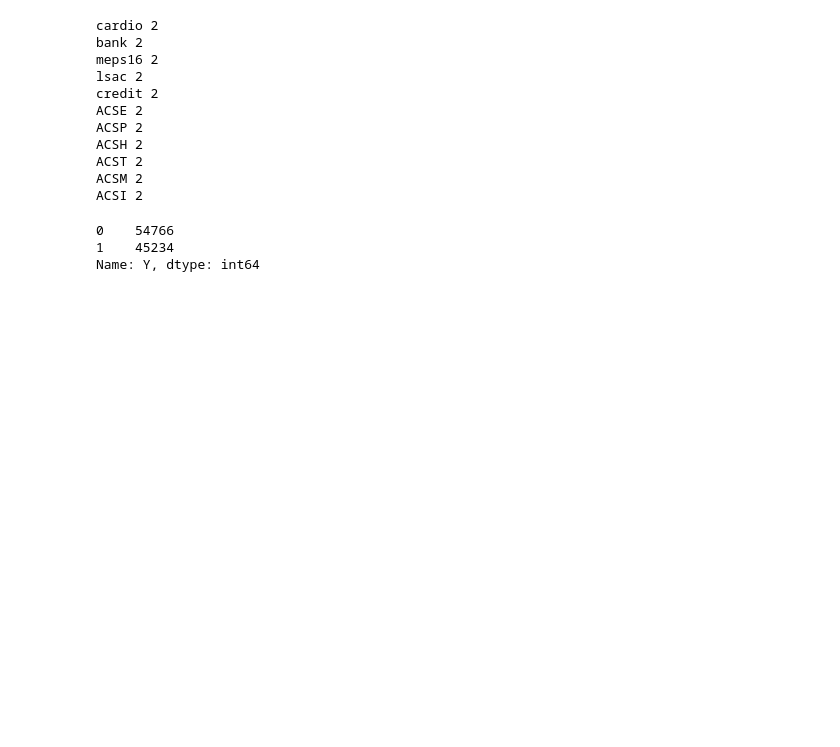
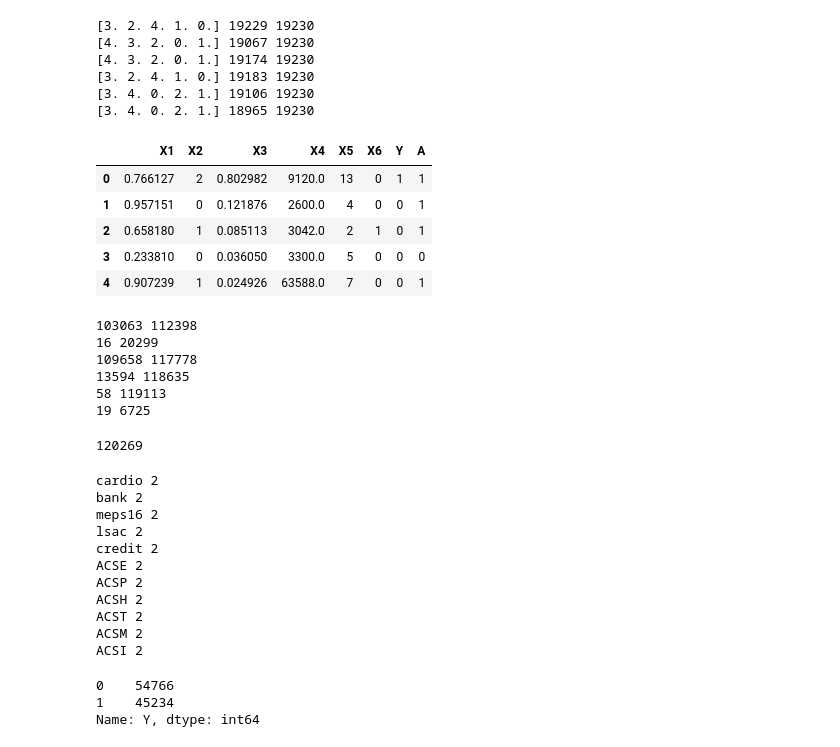
Before and after one commit to KeYang0923/NonInvasiveTool4FairML, a Jupyter notebook: Test.ipynb, the cells around one changed output. Drawn from its saved outputs; the diff is of its cells as text; code cells hidden in the pictures; blank space fills up the shorter version.

```diff
--- a/Test.ipynb
+++ b/Test.ipynb
@@ -11,0 +13,25 @@ from pipeline.utils import read_json, make_folder
+# %%
+res_path = 'intermediate/models/'
+# data_name = 'lsac'
+seed = 1
+datasets = ['meps16', 'lsac', 'bank', 'cardio', 'ACSM', 'ACSP', 'credit', 'ACSE', 'ACSH', 'ACSI']
+vio_cols = ['vio_G0_L0', 'vio_G0_L1', 'vio_G1_L0', 'vio_G1_L1']
+# model_name = 'lr'
+for data_name in datasets:
+    cur_dir = res_path + data_name + '/'
+
+    te_df = pd.read_csv('{}test-cc-{}.csv'.format(cur_dir, seed))
+#     par_dict = read_json('{}par-{}-{}.json'.format(cur_dir, model_name, seed))
+    print(data_name)
+#     print(par_dict)
+    for col_i in vio_cols:
+        print(col_i, te_df[col_i].mean(), sum(te_df[col_i] > 0), te_df.shape[0])
+
+#     meta_info = read_json('{}{}.json'.format('data/processed/', data_name))
+#     n_cond_features = len(meta_info['continuous_features'])
+#     num_cols = ['X{}'.format(i) for i in range(1, n_cond_features + 1)]
+# #     tr_df.head()
+
+#     for col_i in num_cols:
+#         print(tr_df[col_i].unique(), sum(tr_df[col_i] > 0), tr_df.shape[0])
+    print('--'*10,'\n\n')
@@ -12,3 +46,37 @@ from pipeline.utils import read_json, make_folder
+# %%
+for col_i in range(1, 7):
+    print(tr_df['X{}'.format(col_i)].unique(), sum(tr_df['X{}'.format(col_i)] > 0), tr_df.shape[0])
+# %% [output]
+[3. 2. 4. 1. 0.] 19229 19230
+[4. 3. 2. 0. 1.] 19067 19230
+[4. 3. 2. 0. 1.] 19174 19230
+[3. 2. 4. 1. 0.] 19183 19230
+[3. 4. 0. 2. 1.] 19106 19230
+[3. 4. 0. 2. 1.] 18965 19230
+# %%
+raw_df = pd.read_csv('data/processed/{}.csv'.format(data_name))
+raw_df.head()
+# %% [output]
+|  | X1 | X2 | X3 | X4 | X5 | X6 | Y | A |
+| 0 | 0.766127 | 2 | 0.802982 | 9120.0 | 13 | 0 | 1 | 1 |
+| 1 | 0.957151 | 0 | 0.121876 | 2600.0 | 4 | 0 | 0 | 1 |
+| 2 | 0.658180 | 1 | 0.085113 | 3042.0 | 2 | 1 | 0 | 1 |
+| 3 | 0.233810 | 0 | 0.036050 | 3300.0 | 5 | 0 | 0 | 0 |
+| 4 | 0.907239 | 1 | 0.024926 | 63588.0 | 7 | 0 | 0 | 1 |
+# %%
+for col_i in range(1, 7):
+    print(len(raw_df['X{}'.format(col_i)].unique()), sum(raw_df['X{}'.format(col_i)] > 0))
+# %% [output]
+103063 112398
+16 20299
+109658 117778
+13594 118635
+58 119113
+19 6725
+# %%
+raw_df.shape[0]
+# %% [output]
+120269
 # %%
 from sklearn.pipeline import Pipeline
 from sklearn.compose import ColumnTransformer
```
Also changed, not shown: parts of 2 cells of this notebook, 28 other files.
